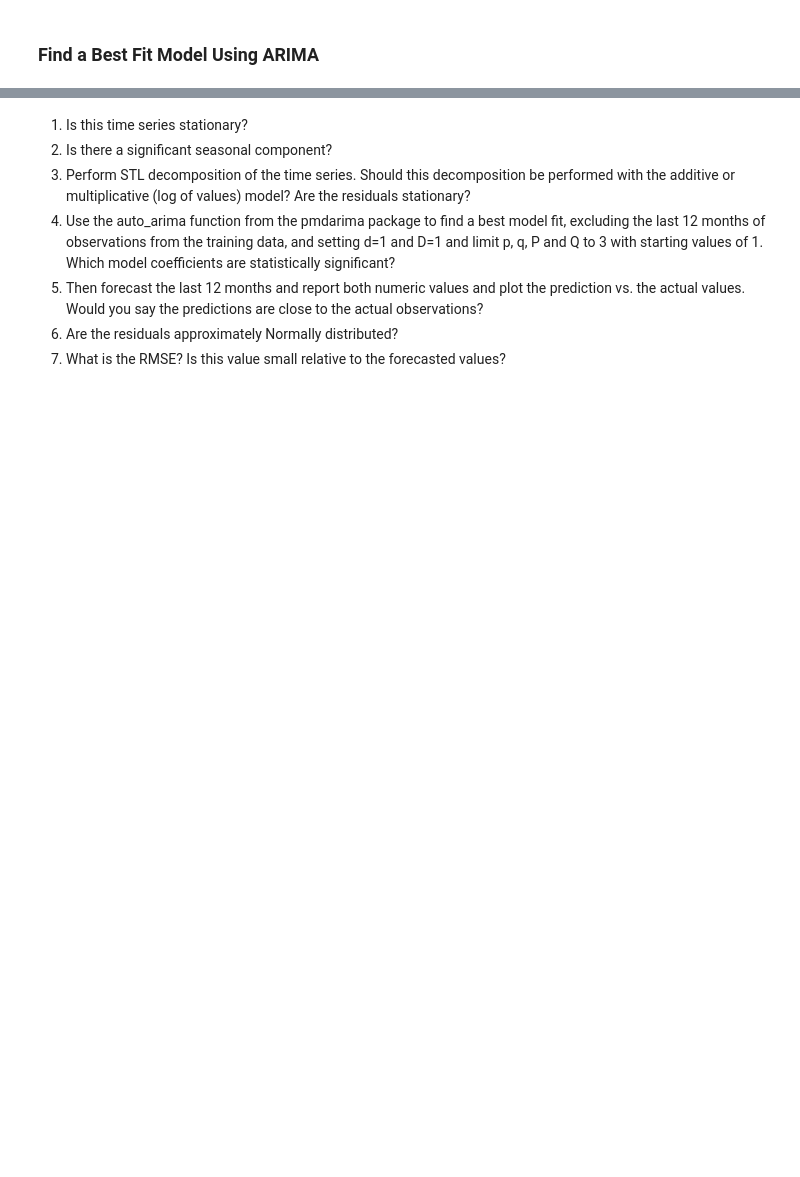
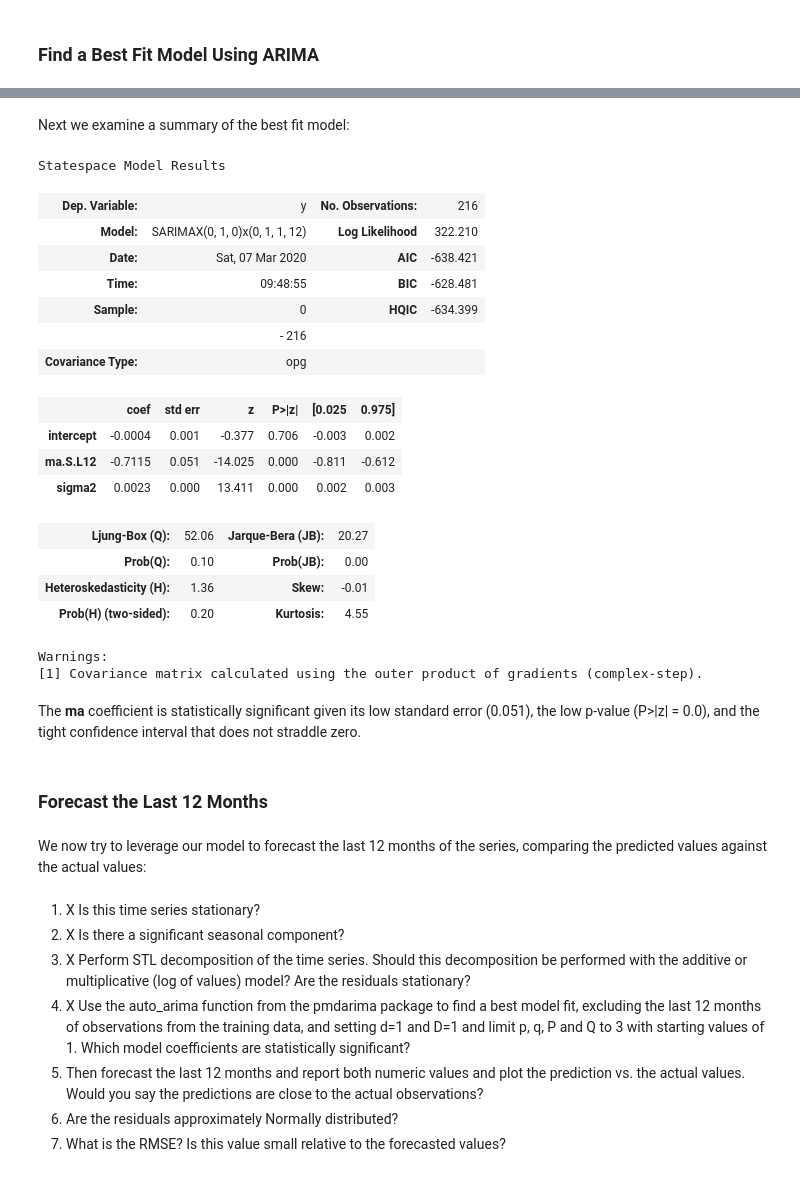
Before and after one commit to pelorenz/data-science-410, a Jupyter notebook: PeterLorenz-L08-Timeseries.ipynb, the cells around one changed output, grey strips where cells are left out. Cells and saved outputs as stored; diff of their text form; code cells hidden in the pictures; blank space fills up the shorter version.

Commit message:
model

```diff
--- a/PeterLorenz-L08-Timeseries.ipynb
+++ b/PeterLorenz-L08-Timeseries.ipynb
@@ -177,0 +177,10 @@ We now use the auto_arima function from the pmdarima package to find a best fit
+# %%
+log_milk = milk[:'12-2012']
+best_model = pm.auto_arima(log_milk, start_p=1, start_q=1,
+                           max_p=3, max_q=3, m=12,
+                           start_P=0, seasonal=True,
+                           d=1, D=1, trace=True,
+                           information_criterion = 'bic',
+                           error_action='ignore',  # don't want to know if an order does not work
+                           suppress_warnings=True,  # don't want convergence warnings
+                           stepwise=True)  # set to stepwise
@@ -178,12 +202,37 @@ We now use the auto_arima function from the pmdarima package to find a best fit
+# %% [markdown]
+Next we examine a summary of the best fit model:
+# %%
+best_model.summary()
+# %% [output]
+Statespace Model Results
+| Dep. Variable: | y | No. Observations: | 216 |
+| Model: | SARIMAX(0, 1, 0)x(0, 1, 1, 12) | Log Likelihood | 322.210 |
+| Date: | Sat, 07 Mar 2020 | AIC | -638.421 |
+| Time: | 09:48:55 | BIC | -628.481 |
+| Sample: | 0 | HQIC | -634.399 |
+|  | - 216 |  |  |
+| Covariance Type: | opg |  |  |
+|  | coef | std err | z | P>|z| | [0.025 | 0.975] |
+| intercept | -0.0004 | 0.001 | -0.377 | 0.706 | -0.003 | 0.002 |
+| ma.S.L12 | -0.7115 | 0.051 | -14.025 | 0.000 | -0.811 | -0.612 |
+| sigma2 | 0.0023 | 0.000 | 13.411 | 0.000 | 0.002 | 0.003 |
+| Ljung-Box (Q): | 52.06 | Jarque-Bera (JB): | 20.27 |
+| Prob(Q): | 0.10 | Prob(JB): | 0.00 |
+| Heteroskedasticity (H): | 1.36 | Skew: | -0.01 |
+| Prob(H) (two-sided): | 0.20 | Kurtosis: | 4.55 |
+Warnings:
+[1] Covariance matrix calculated using the outer product of gradients (complex-step).
+# %% [markdown]
+The **ma** coefficient is statistically significant given its low standard error (0.051), the low p-value (P>|z| = 0.0), and the tight confidence interval that does not straddle zero.
+# %% [markdown]
+### Forecast the Last 12 Months
+# %% [markdown]
+We now try to leverage our model to forecast the last 12 months of the series, comparing the predicted values against the actual values:
 # %% [markdown]
-1. Is this time series stationary?
-2. Is there a significant seasonal component?
-3. Perform STL decomposition of the time series. Should this decomposition be performed with the
-additive or multiplicative (log of values) model? Are the residuals stationary?
-4. Use the auto_arima function from the pmdarima package to find a best model fit, excluding the last
-12 months of observations from the training data, and setting d=1 and D=1 and limit p, q, P and Q to
-3 with starting values of 1. Which model coefficients are statistically significant?
-5. Then forecast the last 12 months and report both numeric values and plot the prediction vs. the
-actual values. Would you say the predictions are close to the actual observations?
+1. X Is this time series stationary?
+2. X Is there a significant seasonal component?
+3. X Perform STL decomposition of the time series. Should this decomposition be performed with the additive or multiplicative (log of values) model? Are the residuals stationary?
+4. X Use the auto_arima function from the pmdarima package to find a best model fit, excluding the last 12 months of observations from the training data, and setting d=1 and D=1 and limit p, q, P and Q to 3 with starting values of 1. Which model coefficients are statistically significant?
+5. Then forecast the last 12 months and report both numeric values and plot the prediction vs. the actual values. Would you say the predictions are close to the actual observations?
 6. Are the residuals approximately Normally distributed?
 7. What is the RMSE? Is this value small relative to the forecasted values?
```
Also changed, not shown: parts of 12 cells of this notebook.
